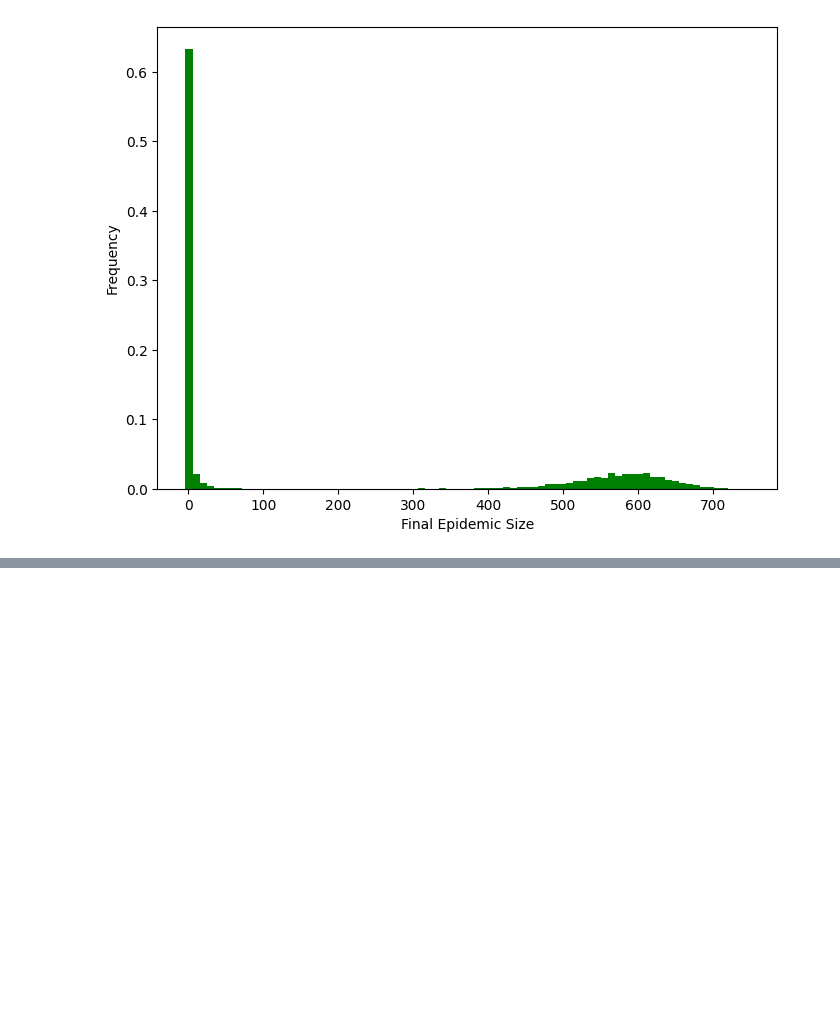
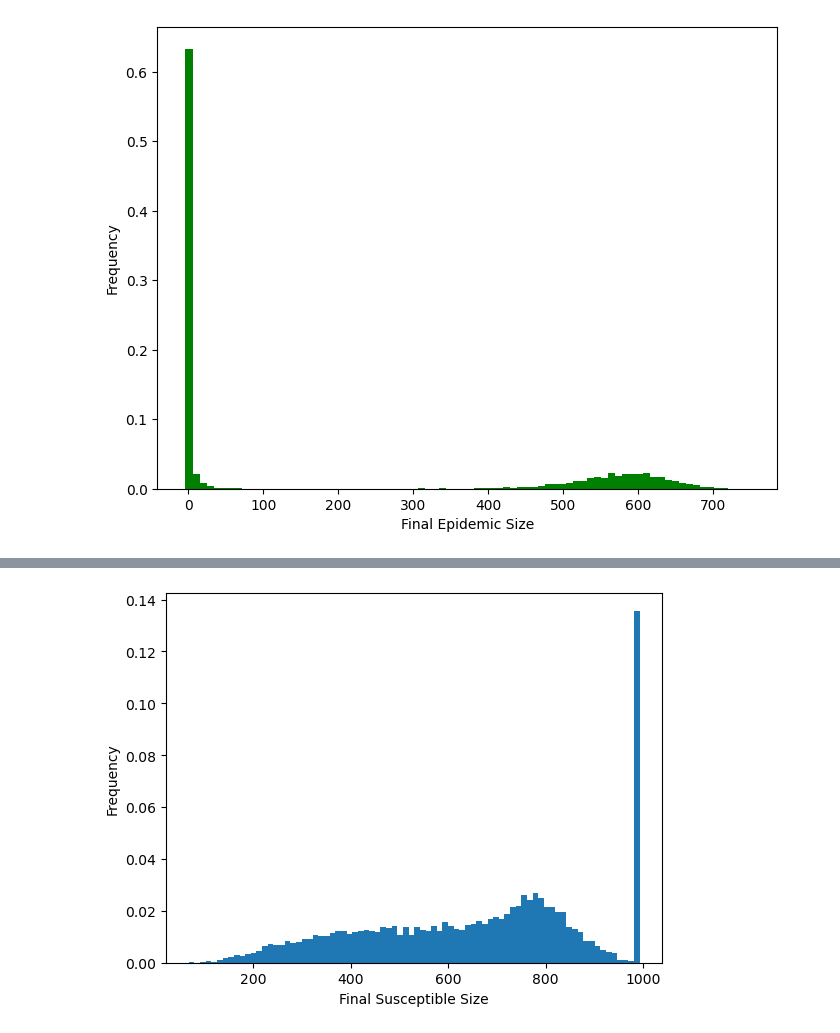
Before and after one commit to skomuro/Spreading_processes_on_networks, a Jupyter notebook: notebooks/SIR on network .ipynb, the cells around one changed output, grey strips where cells are left out. Drawn from its saved outputs; the diff is of its cells as text; code cells hidden in the pictures; blank space fills up the shorter version.

```diff
--- a/notebooks/SIR on network .ipynb
+++ b/notebooks/SIR on network .ipynb
@@ -231,0 +273,13 @@ def one_simulation():
+# %%
+s_inf =[s[-1] for s in latticeS]
+r_inf = [r[-1] for r in latticeR]
+# %%
+s_hist, s_edges = np.histogram(s_inf, density = True, bins = 80)
+w_s = s_edges[1] - s_edges[0]
+s_hist = s_hist * w_s
+plt.bar(s_edges[:-1], s_hist, w_s)
+plt.xlabel("Final Susceptible Size")
+plt.ylabel("Frequency")
+plt.savefig("../figures/SIR/stochastic_with_network/lattice/final_S_distribution")
+# %% [output]
+[figure, added]
```
Also changed, not shown: parts of 52 cells of this notebook, 35 other files.
